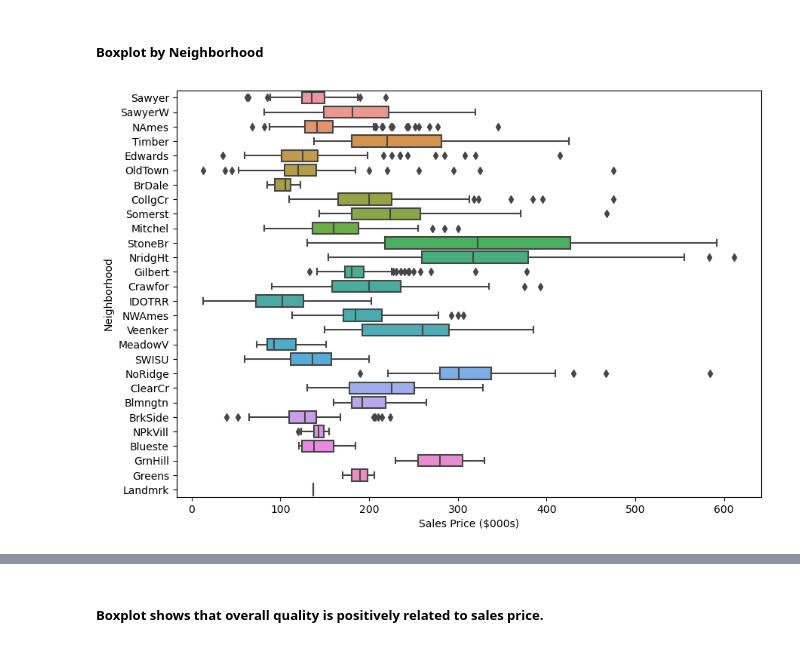
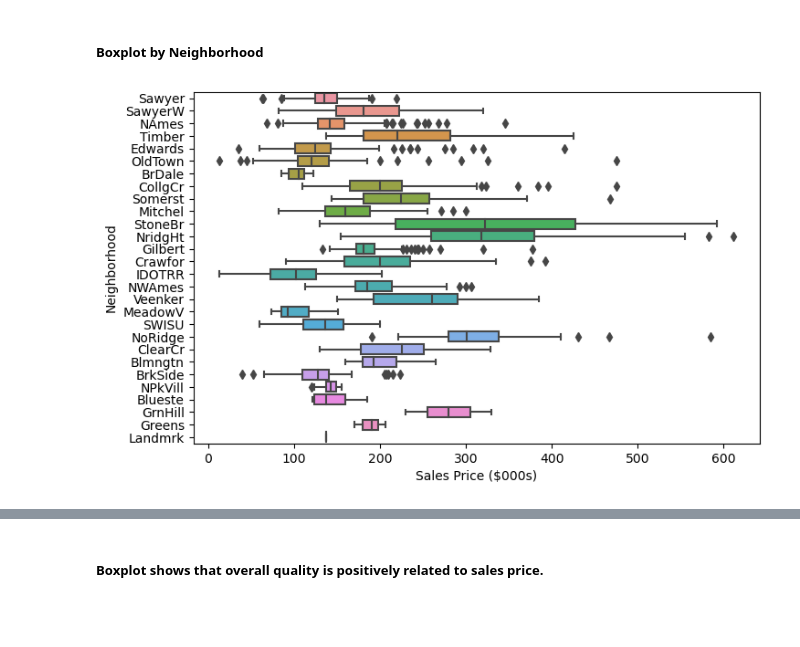
Before and after one commit to johngilheany/ames_home_price, a Jupyter notebook: FINAL_starter_code.ipynb, the cells around one changed output, grey strips where cells are left out. Drawn from its saved outputs; the diff is of its cells as text; code cells hidden in the pictures; blank space fills up the shorter version.

```diff
--- a/FINAL_starter_code.ipynb
+++ b/FINAL_starter_code.ipynb
@@ -186,8 +184,10 @@ housing_init.boxplot(column = 'SalePrice', by = 'TotRmsAbvGrd');
 # %% [markdown]
 ##### Boxplot by Neighborhood
 # %%
-plt.figure(figsize=(10,7))
+plt.figure(figsize=(8,5))
 sns.boxplot(x = housing_init['SalePrice']/1000, y = housing_init['Neighborhood'])
-plt.xlabel('Sales Price ($000s)');
+plt.xlabel('Sales Price ($000s)')
+plt.savefig('boxplot_neighborhood.png', dpi=192);
+# round(housing_init['SalePrice'].groupby(housing_init['Neighborhood']).mean().sort_values(), 1)
 # %% [output]
-[figure, old version]
+[figure, new version]
```
Also changed, not shown: parts of 21 cells of this notebook, 9 other files.
